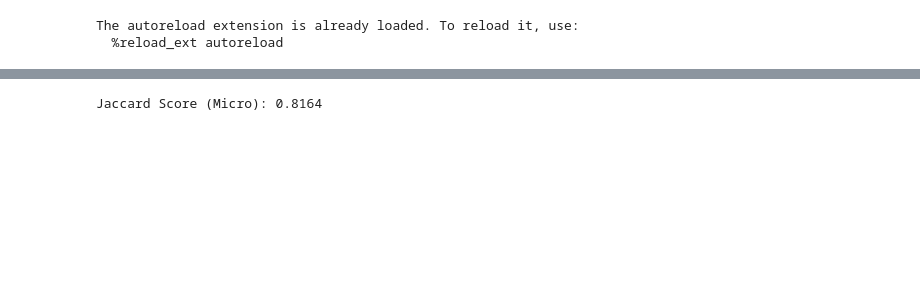
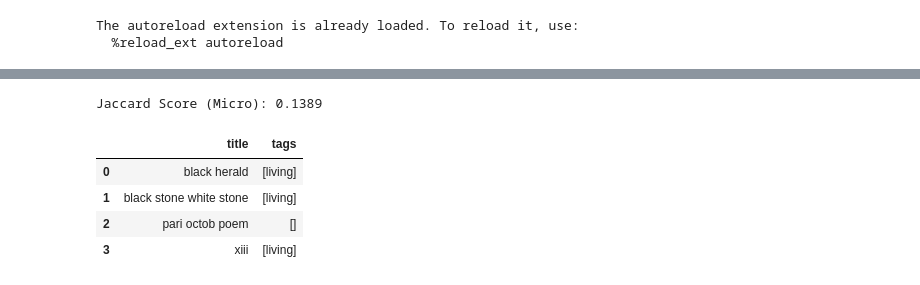
Before and after one commit to HubertRonald/VersoVector, a Jupyter notebook: notebook/03_embeddings_supervised.ipynb, the cells around one changed output, grey strips where cells are left out. Cells and saved outputs as stored; diff of their text form; code cells hidden in the pictures; blank space fills up the shorter version.

Commit message:
predict tags

```diff
--- a/notebook/03_embeddings_supervised.ipynb
+++ b/notebook/03_embeddings_supervised.ipynb
@@ -60,6 +62,7 @@ if not os.environ.get('CI'):
 here: Path = Path.cwd().absolute().parent
 data: Path = here / 'data'
 poetry_fundation_cleaned: Path = data / 'CleanedPoetryFoundationData.csv'
+cv_poetry: Path = data / 'vallejo_poems_en.csv'
 # %%
 setup_load:Dict = dict(
     sep=Constants.PIPE_STR,
@@ -68,7 +71,7 @@ setup_load:Dict = dict(
     encoding=Constants.ENCODING
 )
 
-if not poetry_fundation_cleaned.is_file():
+if not poetry_fundation_cleaned.is_file() or not cv_poetry.is_file():
     raise FileNotFoundError(
         cleandoc(f'''
         El archivo {poetry_fundation_cleaned} no existe.
@@ -85,7 +88,20 @@ poetry_df: PandasDF = (
     )
 )
 
+cv_df: PandasDF = (
+        pd.read_csv(
+        str(cv_poetry),
+        **setup_load
+    )
+)
+
+cv_df[['title', 'poem']] = (
+        cv_df[['title', 'poem']]
+        .apply(lambda col: col.astype(str).apply(preprocess))
+    )
+
 poetry_df = poetry_df.loc[~poetry_df.poem.isna(),:]
+poetry_df['tags'] = poetry_df['tags'].apply(ast.literal_eval)
 # %%
 # Instanciar el binarizador
 mlb = MultiLabelBinarizer()
@@ -139,4 +165,20 @@ jaccard_micro = jaccard_score(y_test, y_pred, average='micro')
 
 print(f"\nJaccard Score (Micro): {jaccard_micro:.4f}")
 # %% [output]
-Jaccard Score (Micro): 0.8164
+Jaccard Score (Micro): 0.1389
+# %%
+Xcv = vectorizer.transform(cv_df.poem)
+ycv_pred = mlb.inverse_transform(
+    classifier.predict(Xcv)
+)
+# %%
+pd.DataFrame(dict(
+    title=cv_df.title.values,
+    tags=list(map(list,ycv_pred)))
+)
+# %% [output]
+|  | title | tags |
+| 0 | black herald | [living] |
+| 1 | black stone white stone | [living] |
+| 2 | pari octob poem | [] |
+| 3 | xiii | [living] |
```
Also changed, not shown: parts of 2 cells of this notebook, 1 other file.
